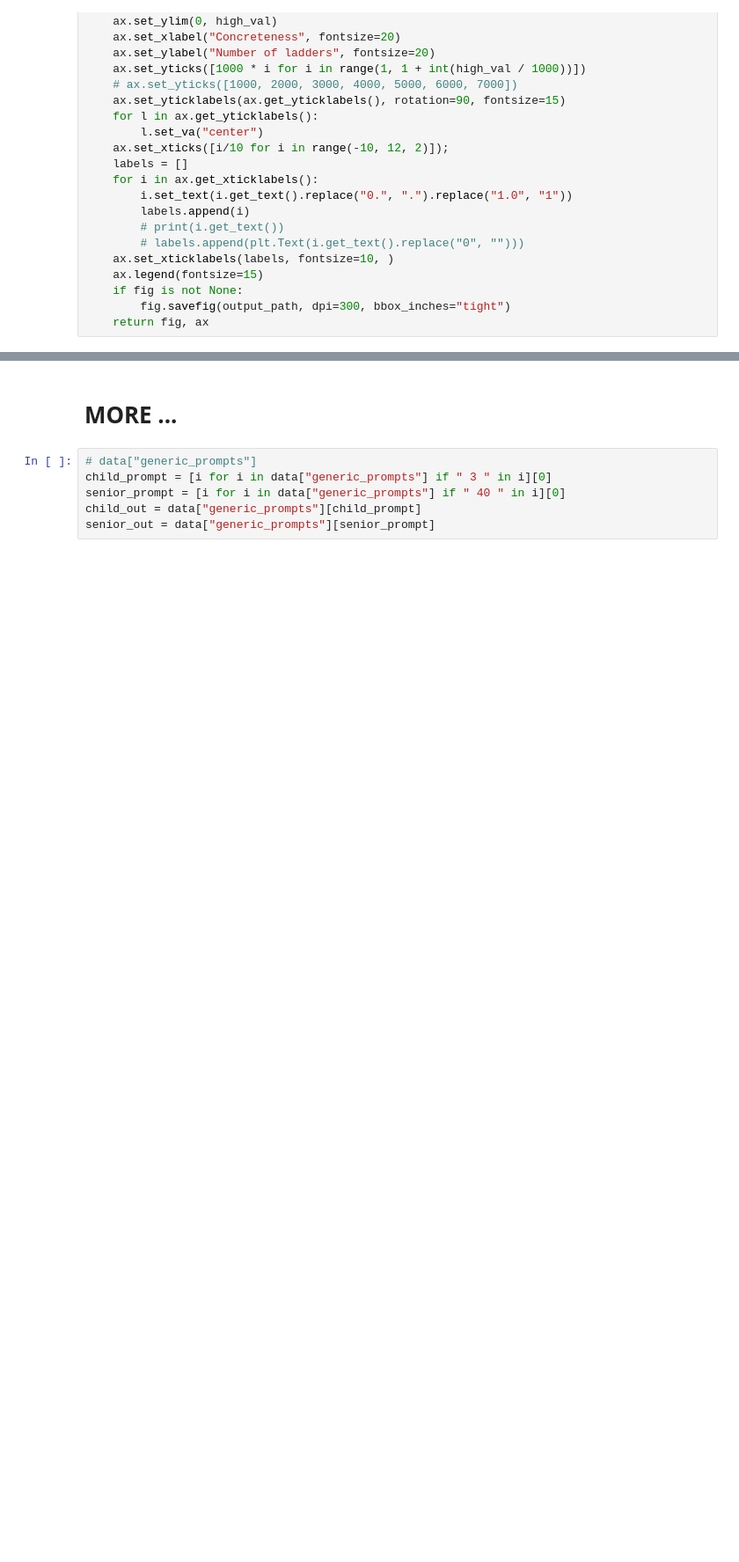
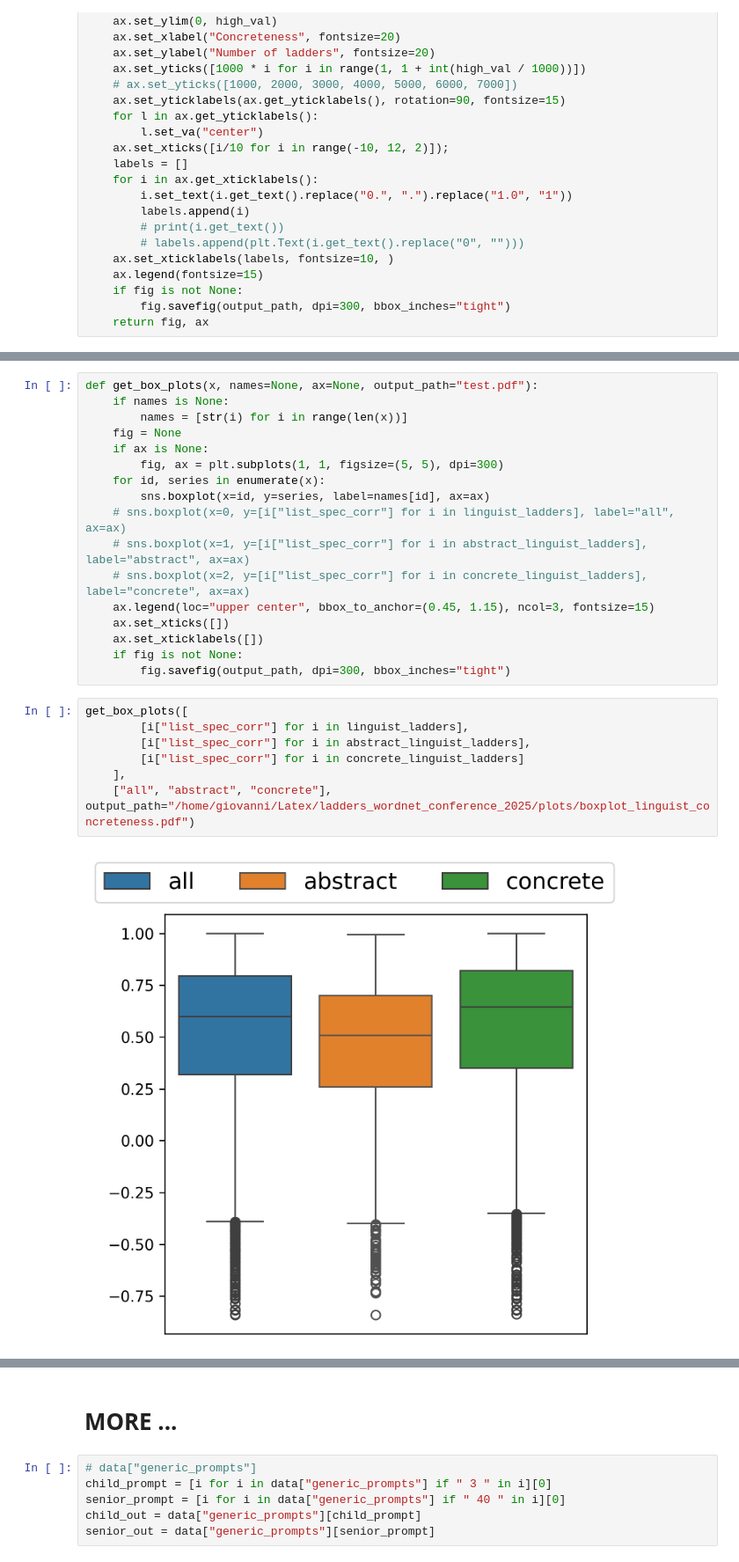
Before and after one commit to gpucce/abstract_llm, a Jupyter notebook: wordnet_study.ipynb, the cells around one changed output, grey strips where cells are left out. Shown at 88% size. Cells and saved outputs as stored; diff of their text form; blank space fills up the shorter version.

Commit message:
more plots

```diff
--- a/wordnet_study.ipynb
+++ b/wordnet_study.ipynb
@@ -360,0 +364,26 @@ fig.savefig("/home/giovanni/Latex/ladders_wordnet_conference_2025/plots/age_all_
+# %%
+def get_box_plots(x, names=None, ax=None, output_path="test.pdf"):
+    if names is None:
+        names = [str(i) for i in range(len(x))]
+    fig = None
+    if ax is None:
+        fig, ax = plt.subplots(1, 1, figsize=(5, 5), dpi=300)
+    for id, series in enumerate(x):
+        sns.boxplot(x=id, y=series, label=names[id], ax=ax)
+    # sns.boxplot(x=0, y=[i["list_spec_corr"] for i in linguist_ladders], label="all", ax=ax)
+    # sns.boxplot(x=1, y=[i["list_spec_corr"] for i in abstract_linguist_ladders], label="abstract", ax=ax)
+    # sns.boxplot(x=2, y=[i["list_spec_corr"] for i in concrete_linguist_ladders], label="concrete", ax=ax)
+    ax.legend(loc="upper center", bbox_to_anchor=(0.45, 1.15), ncol=3, fontsize=15)
+    ax.set_xticks([])
+    ax.set_xticklabels([])
+    if fig is not None:
+        fig.savefig(output_path, dpi=300, bbox_inches="tight")
+# %%
+get_box_plots([
+        [i["list_spec_corr"] for i in linguist_ladders],
+        [i["list_spec_corr"] for i in abstract_linguist_ladders],
+        [i["list_spec_corr"] for i in concrete_linguist_ladders]
+    ],
+    ["all", "abstract", "concrete"], output_path="/home/giovanni/Latex/ladders_wordnet_conference_2025/plots/boxplot_linguist_concreteness.pdf")
+# %% [output]
+[figure, added]
```
Also changed, not shown: parts of 9 cells of this notebook.
